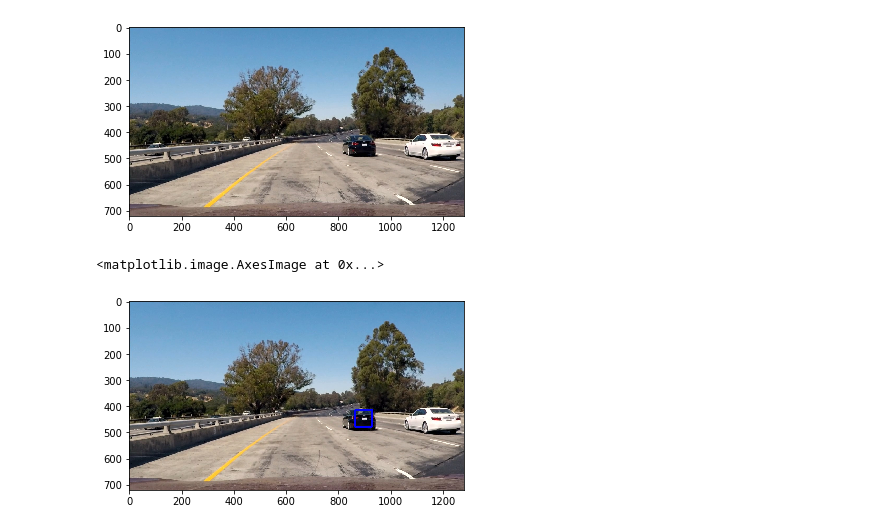
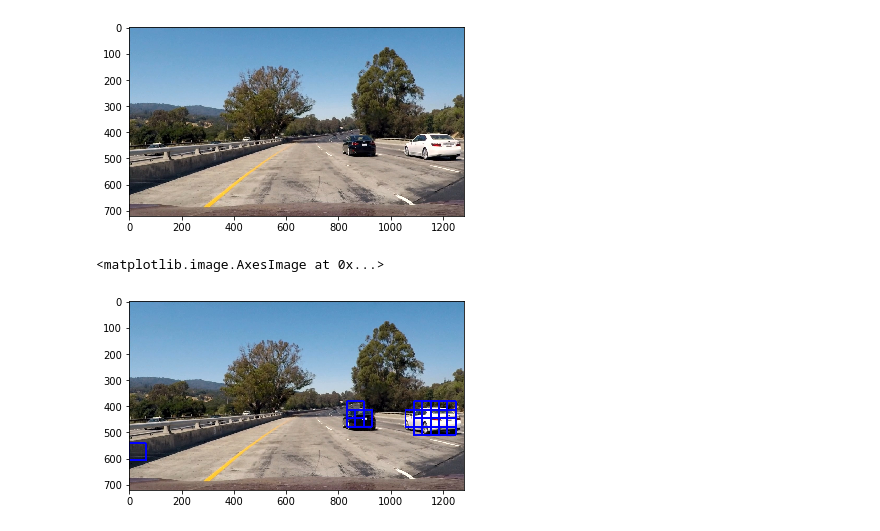
Before and after one commit to root221/CarND-Vehicle-Detection, a Jupyter notebook: VehicleDetectionAndTracking.ipynb, the cells around one changed output. Drawn from its saved outputs; the diff is of its cells as text; code cells hidden in the pictures.

Commit message:
fix a bug for find_cars function

```diff
--- a/VehicleDetectionAndTracking.ipynb
+++ b/VehicleDetectionAndTracking.ipynb
@@ -165,6 +165,8 @@ joblib.dump(svc, 'classifier.pkl')
 ['classifier.pkl']
 # %% [markdown]
 ### check the score of the SVC
+# %%
+svc = joblib.load('classifier.pkl')
 # %%
 print('SVC predicts: ', svc.predict(X_test[0:10]))
 print('For these 10 labels:', y_test[0:10])
@@ -272,7 +316,7 @@ def find_cars(img,orient,pix_per_cell,cell_per_block,svc,cells_per_step,ystart,y
     nx_steps = (nx_blocks - nblocks_per_window) // cells_per_step
     ny_steps = (ny_blocks - nblocks_per_window) // cells_per_step
 
-
+    a = 0
     # Compute individual channel HOG features for the entire image
     hog1 = get_hog_features(ch1,orient,pix_per_cell,cell_per_block,vis=False,feature_vec=False)
     hog2 = get_hog_features(ch2,orient,pix_per_cell,cell_per_block,vis=False,feature_vec=False)
@@ -283,13 +327,6 @@ def find_cars(img,orient,pix_per_cell,cell_per_block,svc,cells_per_step,ystart,y
             ypos = y * cells_per_step
             xpos = x * cells_per_step
 
-            # Extract HOG for this patch
-            hog1_feature = hog1[ypos:ypos+nblocks_per_window,xpos:xpos+nblocks_per_window].ravel()
-            hog2_feature = hog2[ypos:ypos+nblocks_per_window,xpos:xpos+nblocks_per_window].ravel()
-            hog3_feature = hog3[ypos:ypos+nblocks_per_window,xpos:xpos+nblocks_per_window].ravel()
-            features.append(hog1_feature)
-            features.append(hog2_feature)
-            features.append(hog3_feature)
 
             xleft = xpos * pix_per_cell
             ytop = ypos * pix_per_cell
@@ -304,20 +341,28 @@ def find_cars(img,orient,pix_per_cell,cell_per_block,svc,cells_per_step,ystart,y
             hist_features = color_hist(subimg,nbins,bin_range).astype(np.float64)
             features.append(hist_features)
 
+            # Extract HOG for this patch
+            hog1_feature = hog1[ypos:ypos+nblocks_per_window,xpos:xpos+nblocks_per_window].ravel()
+            hog2_feature = hog2[ypos:ypos+nblocks_per_window,xpos:xpos+nblocks_per_window].ravel()
+            hog3_feature = hog3[ypos:ypos+nblocks_per_window,xpos:xpos+nblocks_per_window].ravel()
+            features.append(hog1_feature)
+            features.append(hog2_feature)
+            features.append(hog3_feature)
+
             features = np.hstack(features).reshape(1,-1)
             # Scale features
             scaled_feature = scaler.transform(features)
+            predict = svc.predict(scaled_feature)
 
-            predict = svc.predict(scaled_feature)
+
             if predict:
                 cv2.rectangle(draw_img,(xleft, ytop+ystart),(xleft+window,ytop+window+ystart)\
                               ,(0,0,255),6)
-
     return draw_img
 # %%
-draw_img = find_cars(image,9,8,2,svc,2,350,720)
+draw_img = find_cars(image,9,8,2,svc,4,350,720)
 
 plt.imshow(draw_img)
 # %% [output]
 <matplotlib.image.AxesImage at 0x...>
-[figure, old version]
+[figure, new version]
```
Also changed, not shown: parts of 5 cells of this notebook.
